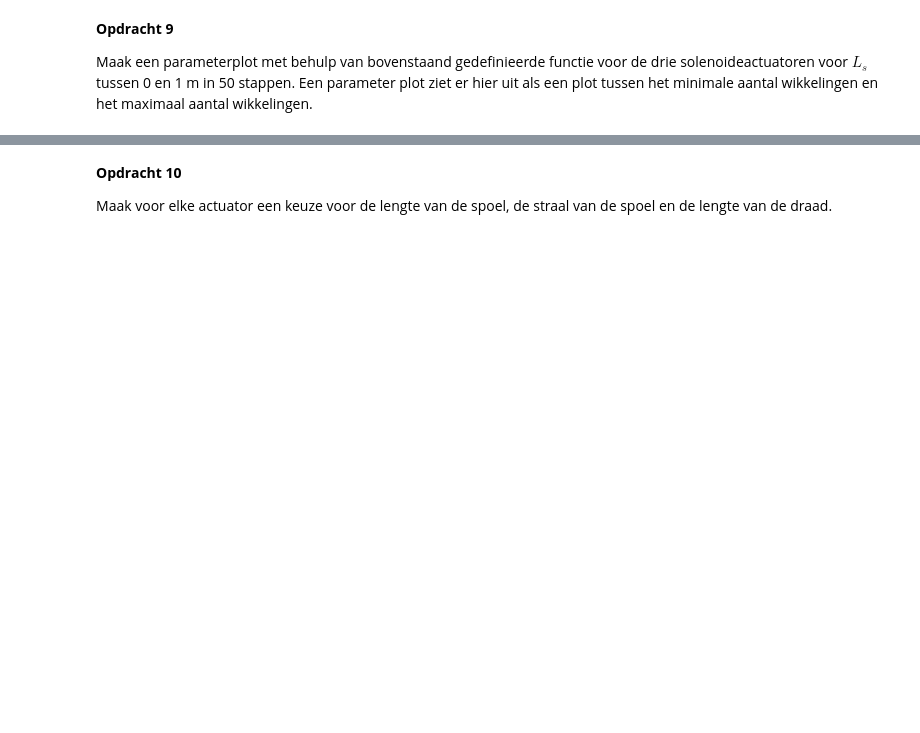
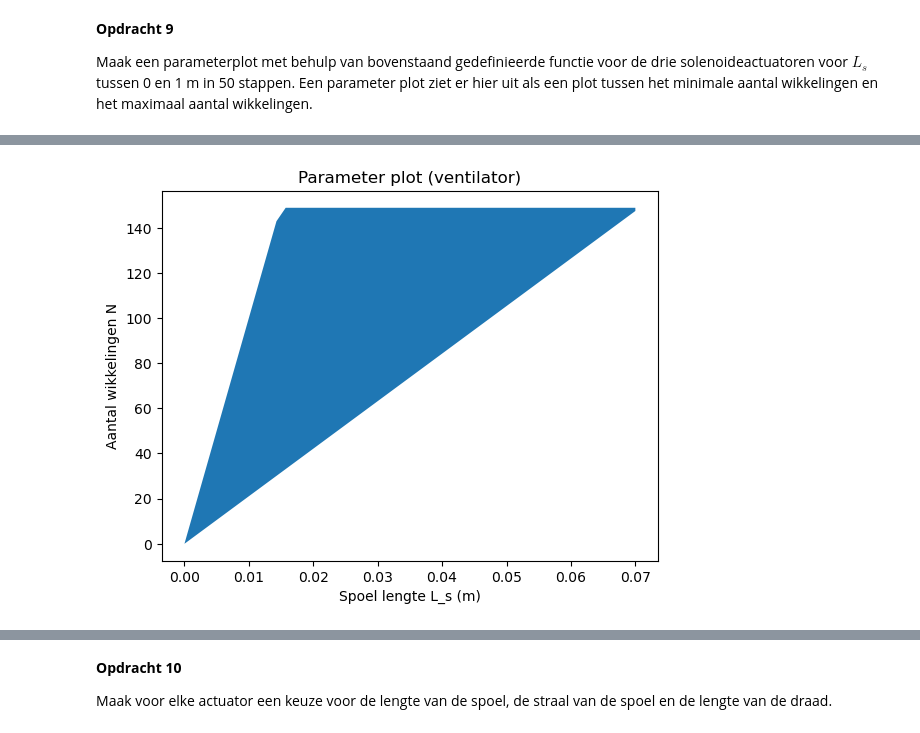
Before and after one commit to Abayu-hub/opdrachten-DEF-D, a Jupyter notebook: 2KrachtactuatorOpdracht/KrachtactuatorOpdracht.ipynb, the cells around one changed output, grey strips where cells are left out. Drawn from its saved outputs; the diff is of its cells as text; code cells hidden in the pictures; blank space fills up the shorter version.

```diff
--- a/2KrachtactuatorOpdracht/KrachtactuatorOpdracht.ipynb
+++ b/2KrachtactuatorOpdracht/KrachtactuatorOpdracht.ipynb
@@ -205,0 +248,20 @@ Maak een parameterplot met behulp van bovenstaand gedefinieerde functie voor de
+# %%
+L_s = np.linspace(0,0.07,50)
+N_min_list_venti = []
+N_max_list_venti = []
+for L in L_s:
+    N_min_val, N_max_val = aantal_wikkelingen(L, r_s_tel, r_d_tel, I_tel, U_tel, F_venti)
+    N_min_list_venti.append(N_min_val)
+    N_max_list_venti.append(N_max_val)
+
+N_min_venti = np.array(N_min_list_venti)
+N_max_venti = np.array(N_max_list_venti)
+
+plt.figure()
+plt.fill_between(L_s, N_min_venti, N_max_venti)
+plt.title("Parameter plot (ventilator)")
+plt.xlabel("Spoel lengte L_s (m)")
+plt.ylabel("Aantal wikkelingen N")
+plt.show()
+# %% [output]
+[figure, added]
```
Also changed, not shown: parts of 21 cells of this notebook.
